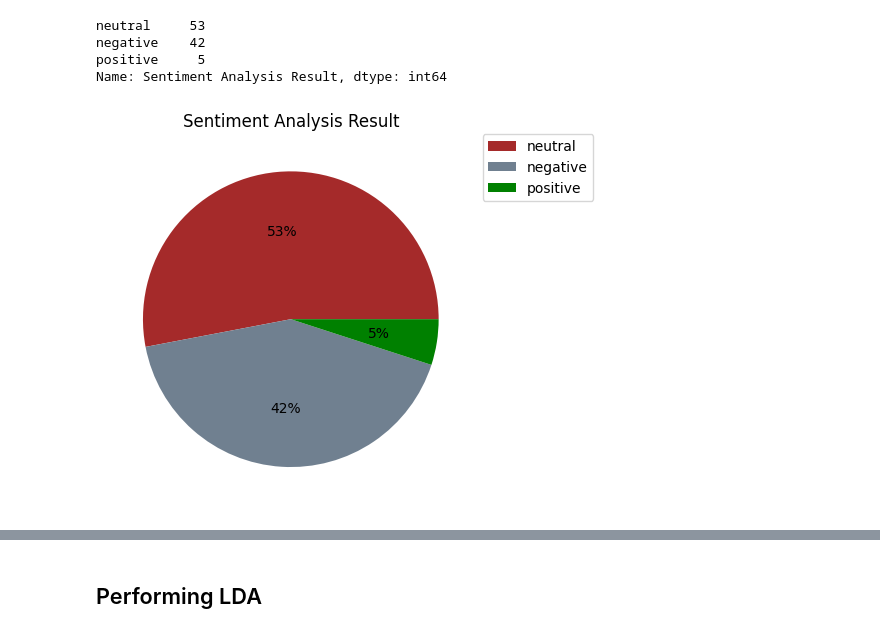
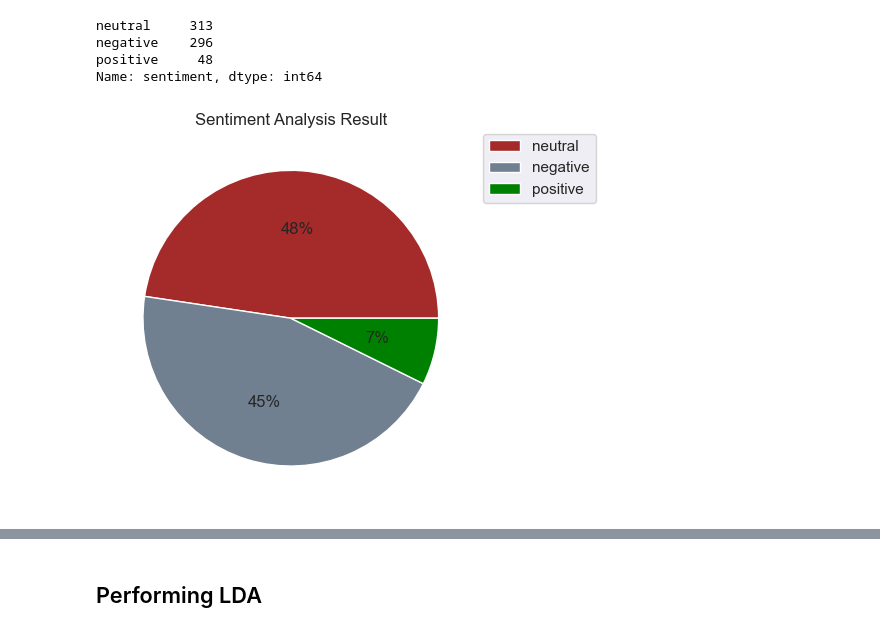
Before and after one commit to tumi59/twitter_airline_sentiments, a Jupyter notebook: twitter_sent.ipynb, the cells around one changed output, grey strips where cells are left out. Drawn from its saved outputs; the diff is of its cells as text; code cells hidden in the pictures.

```diff
--- a/twitter_sent.ipynb
+++ b/twitter_sent.ipynb
@@ -7,7 +7,3 @@ import os
 from nltk.tokenize import RegexpTokenizer
 from sklearn.feature_extraction.text import TfidfVectorizer
 from sklearn.decomposition import LatentDirichletAllocation
-# %%
-# Read in the data & check the size
-airlines = pd.read_csv('output.csv')
-airlines.shape
@@ -26,19 +26,19 @@ airlines.head()
 # %%
 #totalling the sentiment analysis results
-sent_summary = airlines['Sentiment Analysis Result'].value_counts()
+sent_summary = airlines['sentiment'].value_counts()
 sent_summary
 # %% [output]
-neutral     53
-negative    42
-positive     5
-Name: Sentiment Analysis Result, dtype: int64
+neutral     313
+negative    296
+positive     48
+Name: sentiment, dtype: int64
 # %%
 #compiling the results into a pie chart
 colors = ['brown', 'slategray', 'green']
-ax = sent_summary.plot(kind='pie', y='Score',autopct='%1.0f%%',
+ax = sent_summary.plot(kind='pie', y='score',autopct='%1.0f%%',
                        colors = colors, ylabel='', labeldistance=None)
 ax.set_title('Sentiment Analysis Result')
 ax.legend(bbox_to_anchor=(1, 1.02), loc='upper left')
 plt.show()
 # %% [output]
-[figure, old version]
+[figure, new version]
```
Also changed, not shown: parts of 10 cells of this notebook.
